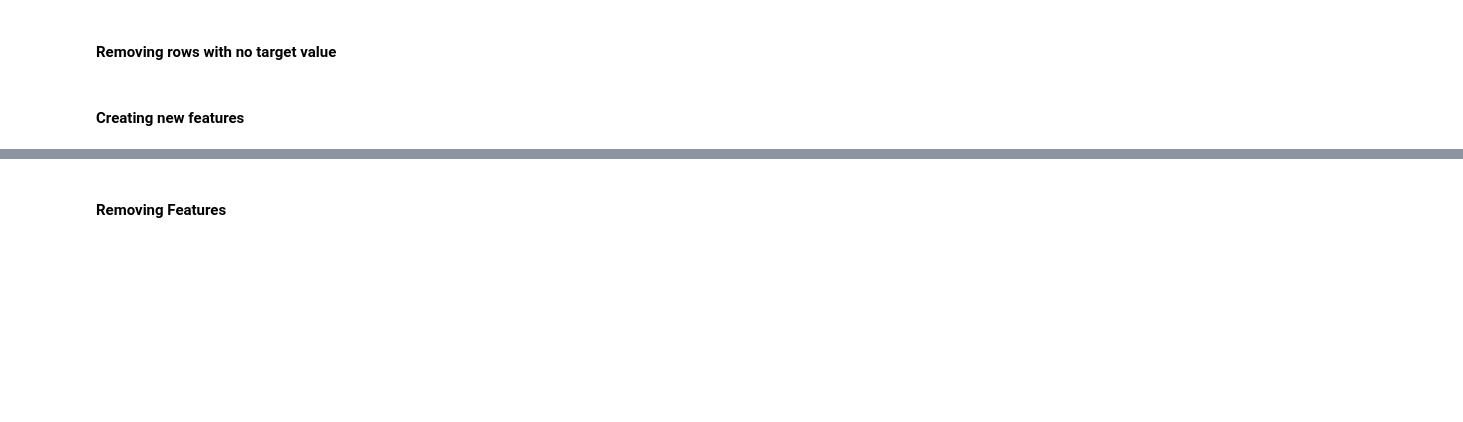
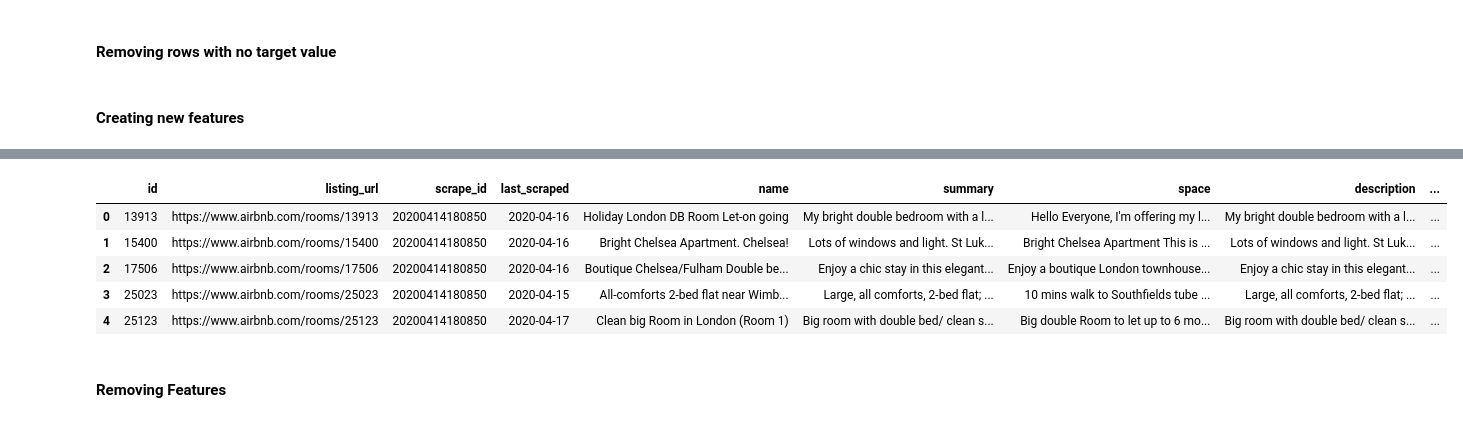
Before and after one commit to waltersmac/Predicting-AirBnB-Prices, a Jupyter notebook: notebooks/1.0-rw-data-exploration.ipynb, the cells around one changed output, grey strips where cells are left out. Drawn from its saved outputs; the diff is of its cells as text; code cells hidden in the pictures; blank space fills up the shorter version.

```diff
--- a/notebooks/1.0-rw-data-exploration.ipynb
+++ b/notebooks/1.0-rw-data-exploration.ipynb
@@ -422,9 +422,4 @@ df = df_listings[df_listings['price'] != 0]
 #### Creating new features
 # %%
 # Creating the 'amenities - count' column
-# def create_features(df):
-#    df['amenities - count'] = [len(i) for i in df['amenities']]
-
-#    return df
-
-# df = create_features(df)
+df.loc[:,"amenities - count"] = [len(i) for i in df["amenities"]]
@@ -431,3 +437,15 @@ df = df_listings[df_listings['price'] != 0]
+# %%
+# Creating the new column for 'amenities - count' column
+df.loc[:,"Total Fees - With Deposit"] = df["security_deposit"] + df["cleaning_fee"]
+# %%
+df.head()
+# %% [output]
+|  | id | listing_url | scrape_id | last_scraped | name | summary | space | description | ... |
+| 0 | 13913 | https://www.airbnb.com/rooms/13913 | 20200414180850 | 2020-04-16 | Holiday London DB Room Let-on going | My bright double bedroom with a l... | Hello Everyone, I'm offering my l... | My bright double bedroom with a l... | ... |
+| 1 | 15400 | https://www.airbnb.com/rooms/15400 | 20200414180850 | 2020-04-16 | Bright Chelsea Apartment. Chelsea! | Lots of windows and light. St Luk... | Bright Chelsea Apartment This is ... | Lots of windows and light. St Luk... | ... |
+| 2 | 17506 | https://www.airbnb.com/rooms/17506 | 20200414180850 | 2020-04-16 | Boutique Chelsea/Fulham Double be... | Enjoy a chic stay in this elegant... | Enjoy a boutique London townhouse... | Enjoy a chic stay in this elegant... | ... |
+| 3 | 25023 | https://www.airbnb.com/rooms/25023 | 20200414180850 | 2020-04-15 | All-comforts 2-bed flat near Wimb... | Large, all comforts, 2-bed flat; ... | 10 mins walk to Southfields tube ... | Large, all comforts, 2-bed flat; ... | ... |
+| 4 | 25123 | https://www.airbnb.com/rooms/25123 | 20200414180850 | 2020-04-17 | Clean big Room in London (Room 1) | Big room with double bed/ clean s... | Big double Room to let up to 6 mo... | Big room with double bed/ clean s... | ... |
 # %% [markdown]
 #### Removing Features
 # %%
```
Also changed, not shown: parts of 9 cells of this notebook.
